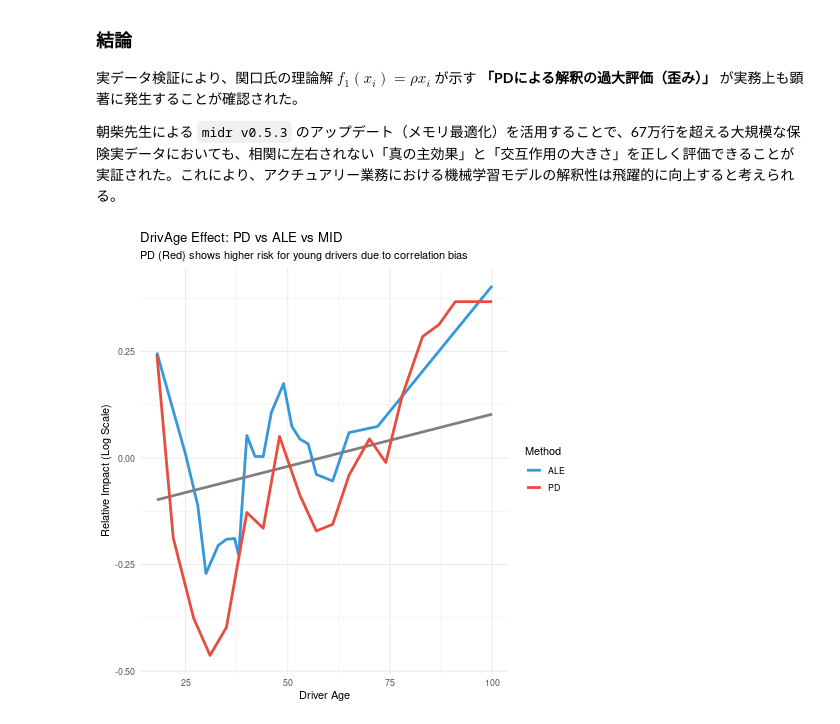
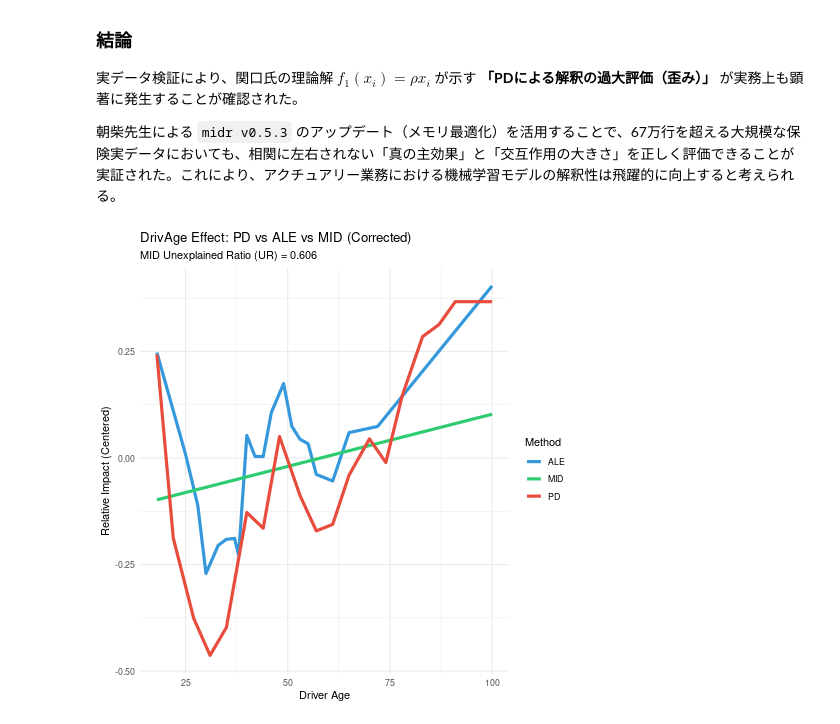
Before and after one commit to kazuhayase/study, a Jupyter notebook: mls-seminar/notebooks/test_mid.ipynb, the cells around one changed output. Saved outputs shown, nothing was run; the diff lists cells and outputs as text; code cells hidden in the pictures.

```diff
--- a/mls-seminar/notebooks/test_mid.ipynb
+++ b/mls-seminar/notebooks/test_mid.ipynb
@@ -587,54 +562,46 @@ mod_log <- Predictor$new(rf_model_final,
 # %%
 %%R
-# --- A. PD / ALE の計算 (ここは成功しているはずです) ---
-eff_pd <- FeatureEffect$new(mod_log, feature = target_var, method = "pdp")$results
-df_pd <- data.frame(x = as.numeric(eff_pd[[target_var]]), y = as.numeric(eff_pd$.value), Method = "PD")
-
-eff_ale <- FeatureEffect$new(mod_log, feature = target_var, method = "ale")$results
-df_ale <- data.frame(x = as.numeric(eff_ale[[target_var]]), y = as.numeric(eff_ale$.value), Method = "ALE")
-
-# --- B. MID のトレンドを「予測値との相関」から抽出 ---
-# interpretが算出した「モデルの近似予測値」を取得
-%%R
-# 1. get.yhat でMIDの「解釈値」を取得
+# 1. MIDの予測値を取得
 y_mid_pred <- as.numeric(midr::get.yhat(res_mid_final, x_data))
 
-# 2. MIDデータの作成（列名を x, y, Method に完全に固定）
-df_mid_final <- data.frame(
+# 2. MIDデータの作成（Method列を最後に確実に付与）
+df_mid_plot <- data.frame(
     x = as.numeric(x_data[[target_var]]),
     y = y_mid_pred
 ) %>%
-group_by(x) %>%
-summarise(y = mean(y), .groups = 'drop') %>%
-# degree=1 の直線トレンドを計算
-mutate(y = predict(lm(y ~ x, data = .))) %>%
-# ここで列名を確定
-transmute(
-    x = as.numeric(x),
-    y = as.numeric(y),
-    Method = paste0("MID (UR=", round(res_mid_final$ratio, 3), ")")
+  group_by(x) %>%
+  summarise(y = mean(y), .groups = 'drop') %>%
+  mutate(y = predict(lm(y ~ x, data = .))) %>%
+  mutate(Method = "MID") # ここでMethodを確定
+
+# 3. PD / ALE データの整形（列名でアクセスしてNAを防ぐ）
+# imlのresultsは、1列目が変数名(DrivAge)、2列目が予測値(.value)という名前です
+df_pd_plot  <- data.frame(
+    x = as.numeric(eff_pd[[target_var]]),
+    y = as.numeric(eff_pd$.value),
+    Method = "PD"
+)
+df_ale_plot <- data.frame(
+    x = as.numeric(eff_ale[[target_var]]),
+    y = as.numeric(eff_ale$.value),
+    Method = "ALE"
 )
 
-# 3. PD / ALE データの列名も再確認
-df_pd_clean  <- df_pd  %>% transmute(x = as.numeric(x), y = as.numeric(y), Method = "PD")
-df_ale_clean <- df_ale %>% transmute(x = as.numeric(x), y = as.numeric(y), Method = "ALE")
+# 4. Y軸の中心化
+df_pd_plot$y  <- df_pd_plot$y  - mean(df_pd_plot$y)
+df_ale_plot$y <- df_ale_plot$y - mean(df_ale_plot$y)
+df_mid_plot$y <- df_mid_plot$y - mean(df_mid_plot$y)
 
-# 4. Y軸の中心化
-df_pd_clean$y  <- df_pd_clean$y  - mean(df_pd_clean$y)
-df_ale_clean$y <- df_ale_clean$y - mean(df_ale_clean$y)
-df_mid_final$y <- df_mid_final$y - mean(df_mid_final$y)
-
-# 5. 統合（全ての列名が x, y, Method であることを確認）
-df_all_plot <- rbind(df_pd_clean, df_ale_clean, df_mid_final)
+# 5. データの統合
+df_all_final <- rbind(df_pd_plot, df_ale_plot, df_mid_plot)
 
 # 6. 可視化
-ggplot(df_all_plot, aes(x = x, y = y, color = Method)) +
-  geom_line(linewidth = 1.3) +
-  # 色を明示的に指定（MIDの名前が変わっても対応できるように）
-  scale_color_brewer(palette = "Set1") +
+ggplot(df_all_final, aes(x = x, y = y, color = Method)) +
+  geom_line(linewidth = 1.5) +
+  scale_color_manual(values = c("PD" = "#e74c3c", "ALE" = "#3498db", "MID" = "#2ecc71")) +
   labs(title = "DrivAge Effect: PD vs ALE vs MID (Corrected)",
-       subtitle = "Extracted MID trend using get.yhat()",
+       subtitle = paste0("MID Unexplained Ratio (UR) = ", round(res_mid_final$ratio, 3)),
        x = "Driver Age", y = "Relative Impact (Centered)") +
   theme_minimal()
 # %% [output]
-[figure, old version]
+[figure, new version]
```
Also changed, not shown: parts of 3 cells of this notebook.
